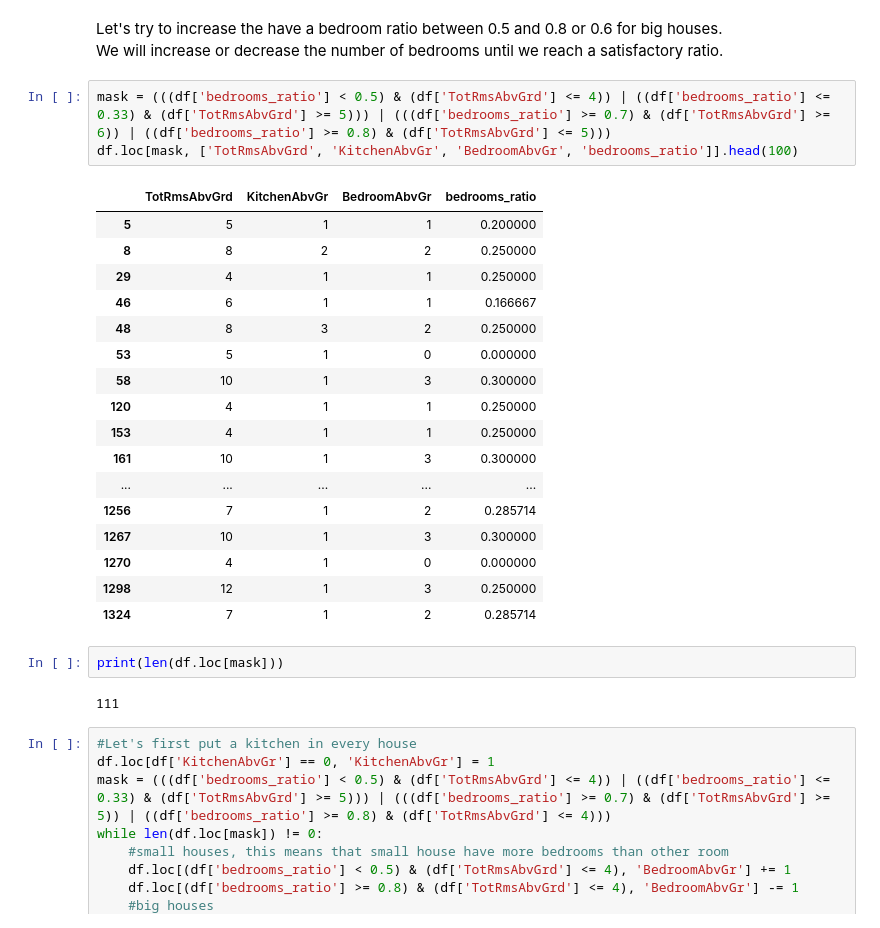
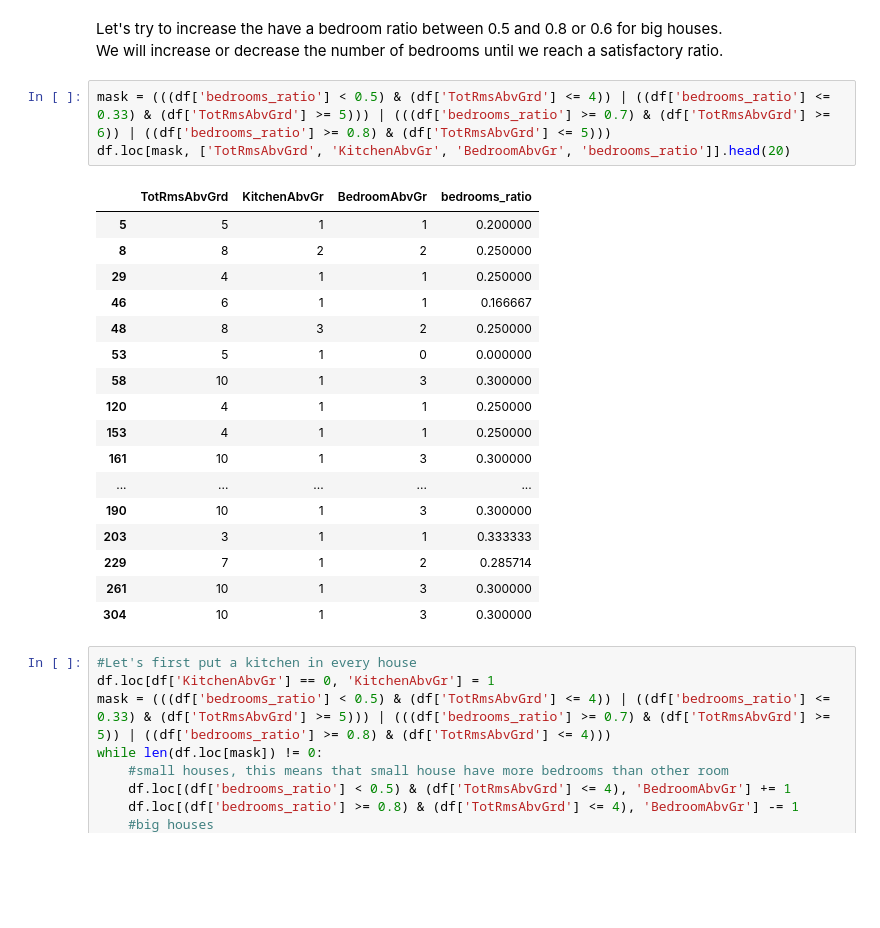
Before and after one commit to max-lutz/Kaggle_competitions, a Jupyter notebook: house-price-regression-full-eda-ml-workflow.ipynb, the cells around one changed output. Cells and saved outputs as stored; diff of their text form; blank space fills up the shorter version.

```diff
--- a/house-price-regression-full-eda-ml-workflow.ipynb
+++ b/house-price-regression-full-eda-ml-workflow.ipynb
@@ -549,29 +542,25 @@ Let's try to increase the have a bedroom ratio between 0.5 and 0.8 or 0.6 for bi
 We will increase or decrease the number of bedrooms until we reach a satisfactory ratio.
 # %%
 mask = (((df['bedrooms_ratio'] < 0.5) & (df['TotRmsAbvGrd'] <= 4)) | ((df['bedrooms_ratio'] <= 0.33) & (df['TotRmsAbvGrd'] >= 5))) | (((df['bedrooms_ratio'] >= 0.7) & (df['TotRmsAbvGrd'] >= 6)) | ((df['bedrooms_ratio'] >= 0.8) & (df['TotRmsAbvGrd'] <= 5)))
-df.loc[mask, ['TotRmsAbvGrd', 'KitchenAbvGr', 'BedroomAbvGr', 'bedrooms_ratio']].head(100)
+df.loc[mask, ['TotRmsAbvGrd', 'KitchenAbvGr', 'BedroomAbvGr', 'bedrooms_ratio']].head(20)
 # %% [output]
 |  | TotRmsAbvGrd | KitchenAbvGr | BedroomAbvGr | bedrooms_ratio |
 | 5 | 5 | 1 | 1 | 0.200000 |
 | 8 | 8 | 2 | 2 | 0.250000 |
 | 29 | 4 | 1 | 1 | 0.250000 |
 | 46 | 6 | 1 | 1 | 0.166667 |
 | 48 | 8 | 3 | 2 | 0.250000 |
 | 53 | 5 | 1 | 0 | 0.000000 |
 | 58 | 10 | 1 | 3 | 0.300000 |
 | 120 | 4 | 1 | 1 | 0.250000 |
 | 153 | 4 | 1 | 1 | 0.250000 |
 | 161 | 10 | 1 | 3 | 0.300000 |
 | ... | ... | ... | ... | ... |
-| 1256 | 7 | 1 | 2 | 0.285714 |
-| 1267 | 10 | 1 | 3 | 0.300000 |
-| 1270 | 4 | 1 | 0 | 0.000000 |
-| 1298 | 12 | 1 | 3 | 0.250000 |
-| 1324 | 7 | 1 | 2 | 0.285714 |
+| 190 | 10 | 1 | 3 | 0.300000 |
+| 203 | 3 | 1 | 1 | 0.333333 |
+| 229 | 7 | 1 | 2 | 0.285714 |
+| 261 | 10 | 1 | 3 | 0.300000 |
+| 304 | 10 | 1 | 3 | 0.300000 |
-# %%
-print(len(df.loc[mask]))
-# %% [output]
-111
 # %%
 #Let's first put a kitchen in every house
 df.loc[df['KitchenAbvGr'] == 0, 'KitchenAbvGr'] = 1
```
Also changed, not shown: parts of 15 cells of this notebook.
